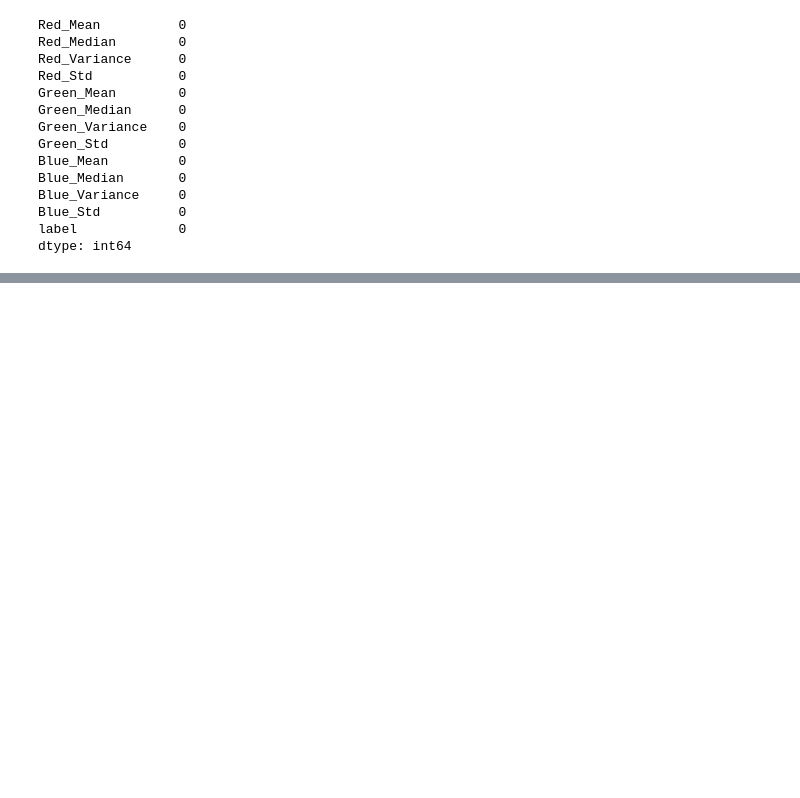
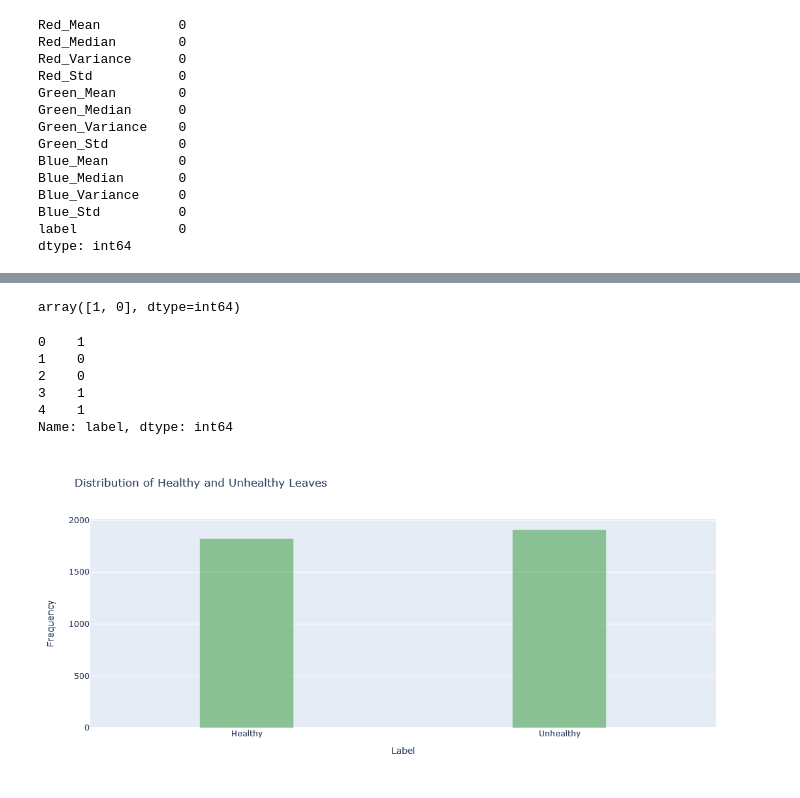
Before and after one commit to arfan64shah/Potato_Disease_DetectionandClassifictaion, a Jupyter notebook: Binary/binary.ipynb, the cells around one changed output, grey strips where cells are left out. Drawn from its saved outputs; the diff is of its cells as text; code cells hidden in the pictures; blank space fills up the shorter version.

Commit message:
Added program to EDA the merged data from both healthy and unhealthy datasets

```diff
--- a/Binary/binary.ipynb
+++ b/Binary/binary.ipynb
@@ -475,0 +476,4 @@ dataset.head()
+# %%
+# now lets remove the last column
+final_dataset = dataset.drop(['id'], axis = 1)
+final_dataset.head()
@@ -475,0 +518,26 @@ dataset.head()
+# %%
+# find unique values in the label
+final_dataset['label'].unique()
+# %% [output]
+array([1, 0], dtype=int64)
+# %%
+final_dataset['label'].head()
+# %% [output]
+0    1
+1    0
+2    0
+3    1
+4    1
+Name: label, dtype: int64
+# %%
+# lets find out how many pics we have chosen as healthy and how many as unhealthy graphically
+import plotly.graph_objects as go
+data = final_dataset['label'].value_counts()
+fig = go.Figure()
+
+fig.add_trace(go.Bar(x = data.index, y = data.values, marker = dict(color = 'green', opacity = 0.4), width = 0.3))
+fig.update_layout(title = 'Distribution of Healthy and Unhealthy Leaves', xaxis_title = 'Label', yaxis_title = 'Frequency', height = 500)
+fig.update_layout(xaxis = dict(tickvals = [0, 1], ticktext = ['Healthy', 'Unhealthy']))
+fig.show()
+# %% [output]
+[figure, added]
```
Also changed, not shown: parts of 9 cells of this notebook.
